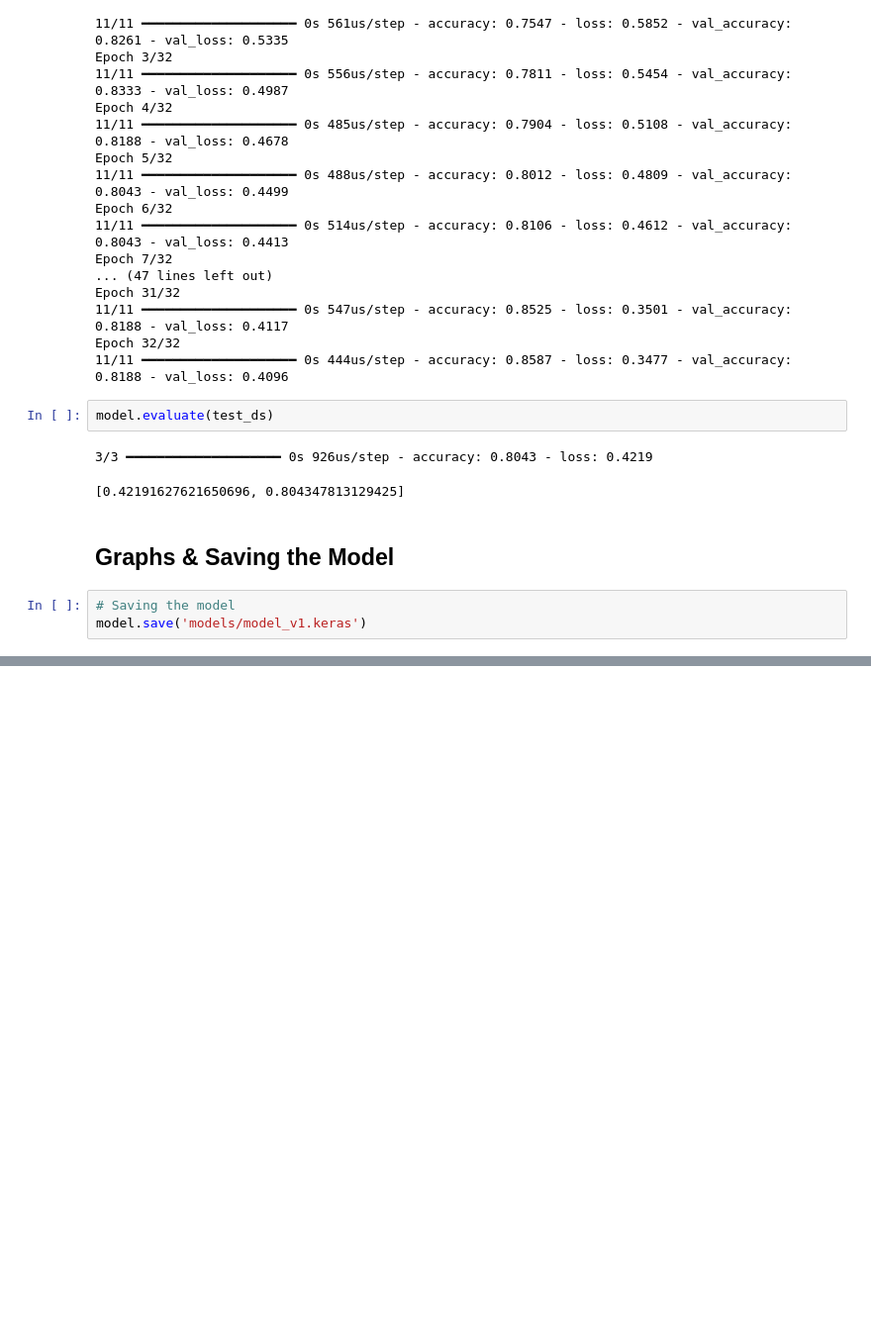
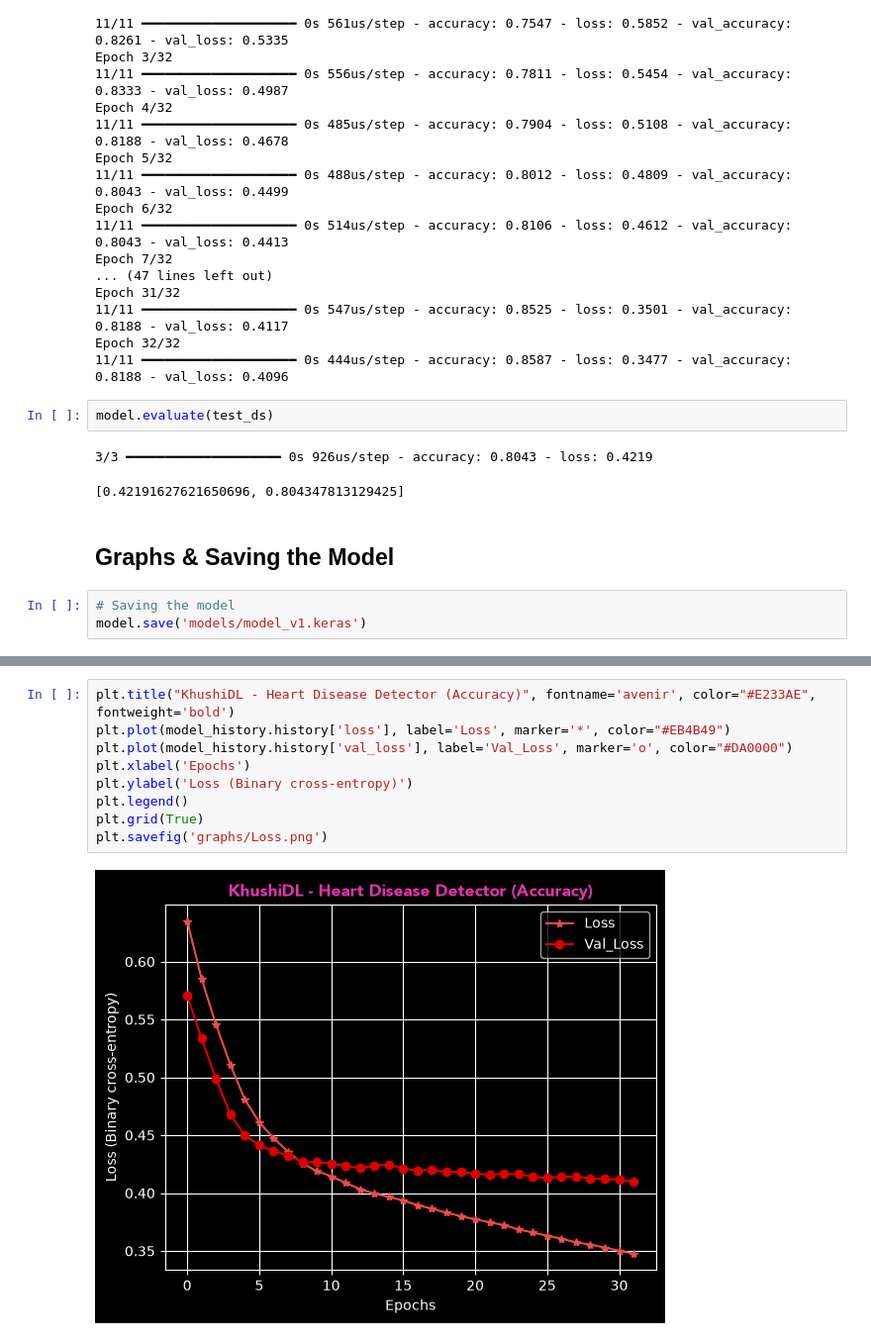
Before and after one commit to lucky-KRMU/KhushiDL-Heart-Disease, a Jupyter notebook: model.ipynb, the cells around one changed output, grey strips where cells are left out. Shown at 99% size. Cells and saved outputs as stored; diff of their text form; blank space fills up the shorter version.

```diff
--- a/model.ipynb
+++ b/model.ipynb
@@ -226,0 +239,11 @@ model.save('models/model_v1.keras')
+# %%
+plt.title("KhushiDL - Heart Disease Detector (Accuracy)", fontname='avenir', color="#E233AE", fontweight='bold')
+plt.plot(model_history.history['loss'], label='Loss', marker='*', color="#EB4B49")
+plt.plot(model_history.history['val_loss'], label='Val_Loss', marker='o', color="#DA0000")
+plt.xlabel('Epochs')
+plt.ylabel('Loss (Binary cross-entropy)')
+plt.legend()
+plt.grid(True)
+plt.savefig('graphs/Loss.png')
+# %% [output]
+[figure, added]
```
Also changed, not shown: parts of 1 cell of this notebook, 2 other files.
